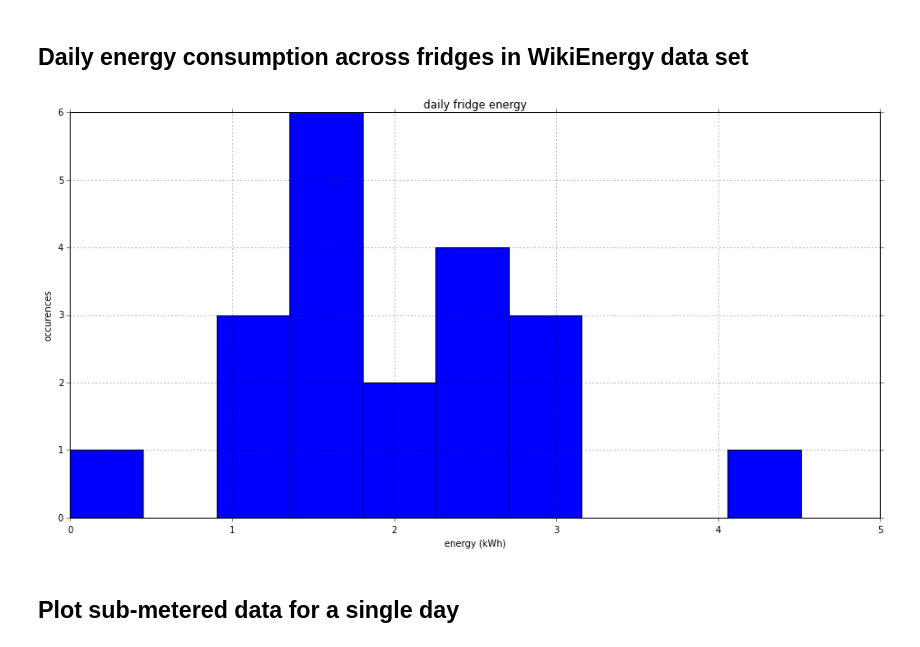
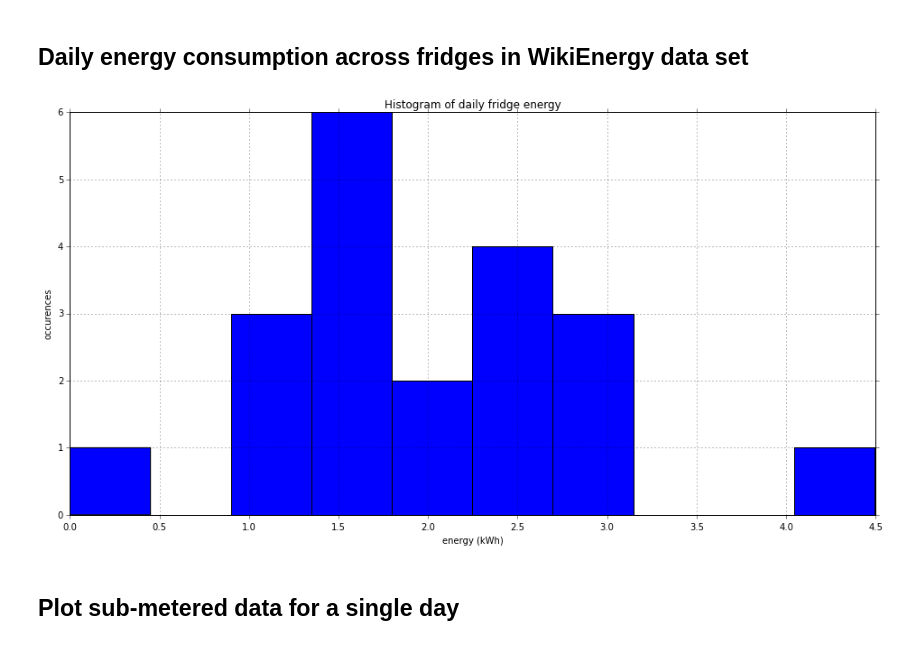
Before and after one commit to nilmtk/nilmtk, a Jupyter notebook: notebooks/BuildSys_2014_demo.ipynb, the cells around one changed output. Drawn from its saved outputs; the diff is of its cells as text; code cells hidden in the pictures.

```diff
--- a/notebooks/BuildSys_2014_demo.ipynb
+++ b/notebooks/BuildSys_2014_demo.ipynb
@@ -120,16 +120,16 @@ fridges.select(building=61).plot();
 ## Daily energy consumption across fridges in WikiEnergy data set
 # %%
 fridges_restricted = MeterGroup(fridges.meters[:20])
-energy = [meter.total_energy() for meter in fridges_restricted.meters]
-days = [meter.get_timeframe().timedelta.days for meter in fridges_restricted.meters]
-daily_energy = pd.DataFrame(np.divide(energy, days))
+daily_energy = pd.Series([meter.average_energy_per_period(offset_alias='D')
+                           for meter in fridges_restricted.meters])
+
 daily_energy.plot(kind='hist');
-plt.title('daily fridge energy');
+plt.title('Histogram of daily fridge energy');
 plt.xlabel('energy (kWh)');
 plt.ylabel('occurences');
 plt.legend().set_visible(False)
 # %% [output]
-[figure, old version]
+[figure, new version]
 # %% [markdown]
 ## Plot sub-metered data for a single day
 # %%
```
Also changed, not shown: parts of 1 cell of this notebook, 2 other files.
